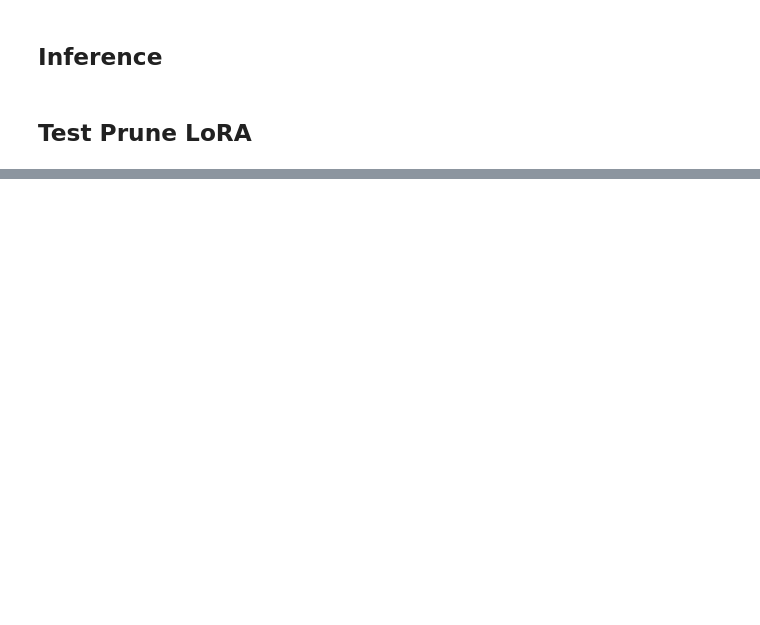
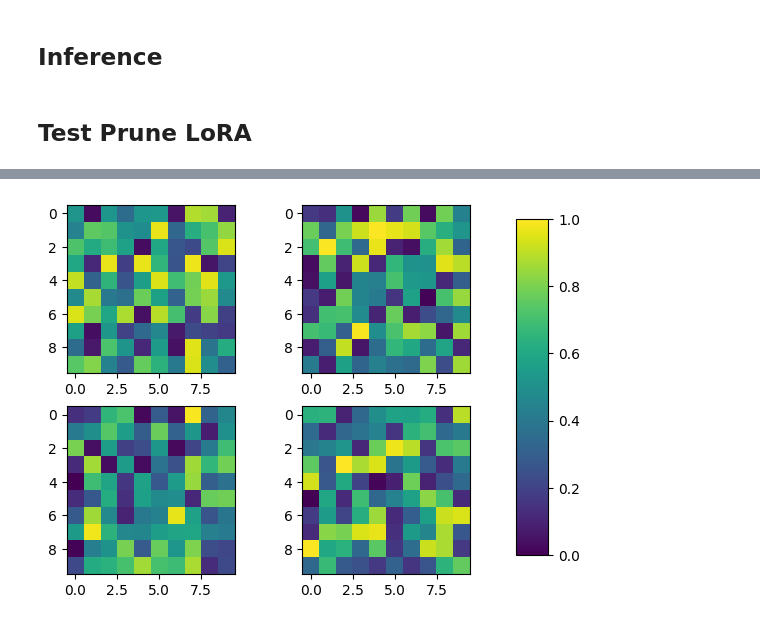
Before and after one commit to llCurious/LoRA, a Jupyter notebook: examples/NLG/sparsity.ipynb, the cells around one changed output, grey strips where cells are left out. Cells and saved outputs as stored; diff of their text form; code cells hidden in the pictures; blank space fills up the shorter version.

```diff
--- a/examples/NLG/sparsity.ipynb
+++ b/examples/NLG/sparsity.ipynb
@@ -204,0 +335,15 @@ eval samples: 1100 loss: tensor(1.9162, device='cuda:0')
+# %%
+import numpy as np
+import matplotlib.pyplot as plt
+
+fig, axes = plt.subplots(nrows=2, ncols=2)
+for ax in axes.flat:
+    im = ax.imshow(np.random.random((10,10)), vmin=0, vmax=1)
+
+fig.subplots_adjust(right=0.8)
+cbar_ax = fig.add_axes([0.85, 0.15, 0.05, 0.7])
+fig.colorbar(im, cax=cbar_ax)
+
+plt.show()
+# %% [output]
+[figure, added]
```
Also changed, not shown: parts of 10 cells of this notebook, 4 other files.
